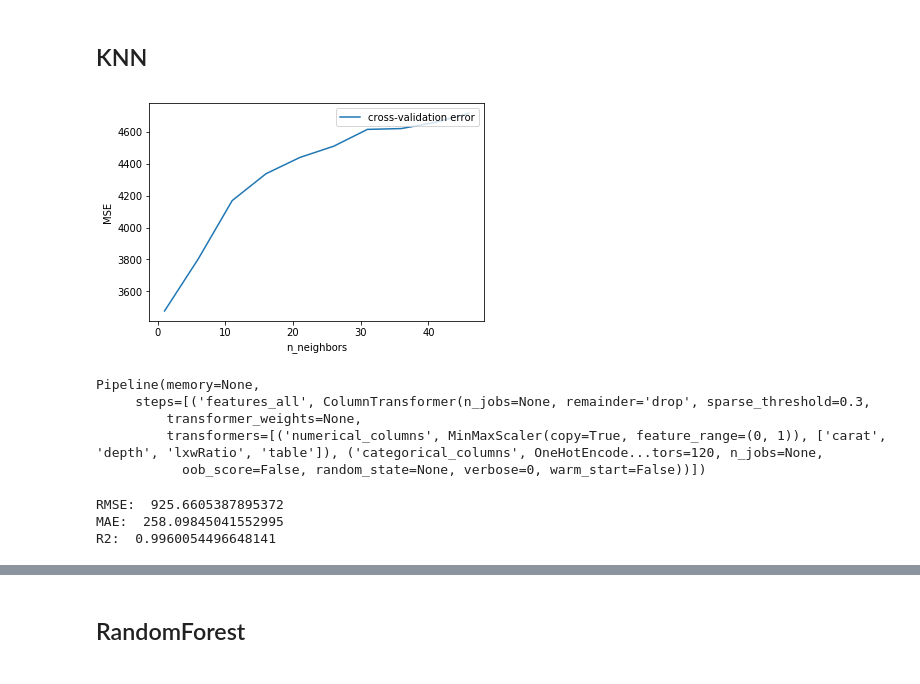
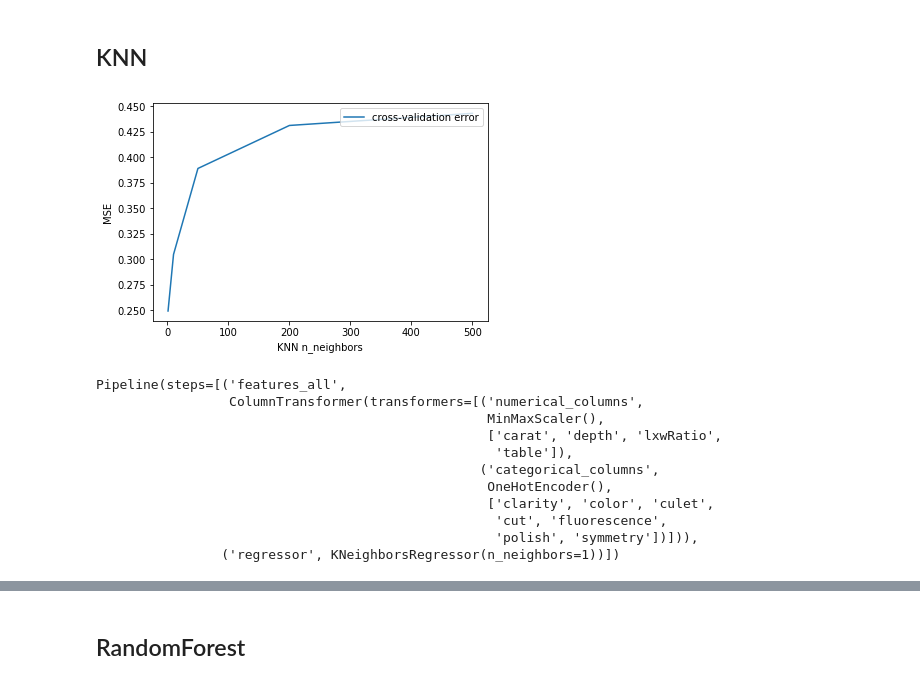
Before and after one commit to Yvonnejyy/diamondPricePrediction, a Jupyter notebook: notebook/Capstone Project - Diamond Price Prediction.ipynb, the cells around one changed output, grey strips where cells are left out. Cells and saved outputs as stored; diff of their text form; code cells hidden in the pictures.

```diff
--- a/notebook/Capstone Project - Diamond Price Prediction.ipynb
+++ b/notebook/Capstone Project - Diamond Price Prediction.ipynb
@@ -340,10 +331,8 @@ gs_train.shape
 # %% [markdown]
 ## KNN
 # %%
-from sklearn.model_selection import cross_val_score
-from sklearn.neighbors import KNeighborsRegressor
-cv_test_errors = []
-n_neighbors = range(1,51,5)
+cv_test_errors_knn = []
+n_neighbors = [1,10,50,200,500]
 
 for i in n_neighbors:
     pipe_knn = Pipeline([
@@ -355,14 +344,14 @@ for i in n_neighbors:
         est,
         gs_X,
         gs_Y,
-        cv=5,
+        cv=3,
         scoring='neg_mean_absolute_error'
     )
-    cv_test_errors.append(cv_test_error.mean())
+    cv_test_errors_knn.append(cv_test_error.mean())
 # %%
-plt.plot(n_neighbors, cv_test_errors, label='cross-validation error')
-plt.xlabel('n_neighbors')
+plt.plot(n_neighbors, cv_test_errors_knn, label='cross-validation error')
+plt.xlabel('KNN n_neighbors')
 plt.ylabel('MSE')
 plt.legend(loc='upper right');
 # %% [output]
-[figure, old version]
+[figure, new version]
@@ -382,26 +361,22 @@ reg_knn = KNeighborsRegressor(n_neighbors = 1)
 
 model_knn = Pipeline([
     ('features_all', features_all),
-    ('regressor', reg_forest)
+    ('regressor', reg_knn)
 ])
 
 model_knn.fit(train_X,train_Y)
 # %% [output]
-Pipeline(memory=None,
-     steps=[('features_all', ColumnTransformer(n_jobs=None, remainder='drop', sparse_threshold=0.3,
-         transformer_weights=None,
-         transformers=[('numerical_columns', MinMaxScaler(copy=True, feature_range=(0, 1)), ['carat', 'depth', 'lxwRatio', 'table']), ('categorical_columns', OneHotEncode...tors=120, n_jobs=None,
-           oob_score=False, random_state=None, verbose=0, warm_start=False))])
+Pipeline(steps=[('features_all',
+                 ColumnTransformer(transformers=[('numerical_columns',
+                                                  MinMaxScaler(),
+                                                  ['carat', 'depth', 'lxwRatio',
+                                                   'table']),
+                                                 ('categorical_columns',
+                                                  OneHotEncoder(),
+                                                  ['clarity', 'color', 'culet',
+                                                   'cut', 'fluorescence',
+                                                   'polish', 'symmetry'])])),
+                ('regressor', KNeighborsRegressor(n_neighbors=1))])
-# %%
-train_Y_pred_knn = model_knn.predict(train_X)
-#Print out RMSE, MAE and R^2
-print('RMSE: ', np.sqrt(mean_squared_error(train_Y, train_Y_pred)))
-print('MAE: ', mean_absolute_error(train_Y, train_Y_pred))
-print('R2: ', r2_score(train_Y, train_Y_pred))
-# %% [output]
-RMSE:  925.6605387895372
-MAE:  258.09845041552995
-R2:  0.9960054496648141
 # %%
 test_Y_pred_knn = model_knn.predict(test_X)
 #Print out RMSE, MAE and R^2
```
Also changed, not shown: parts of 57 cells of this notebook.
